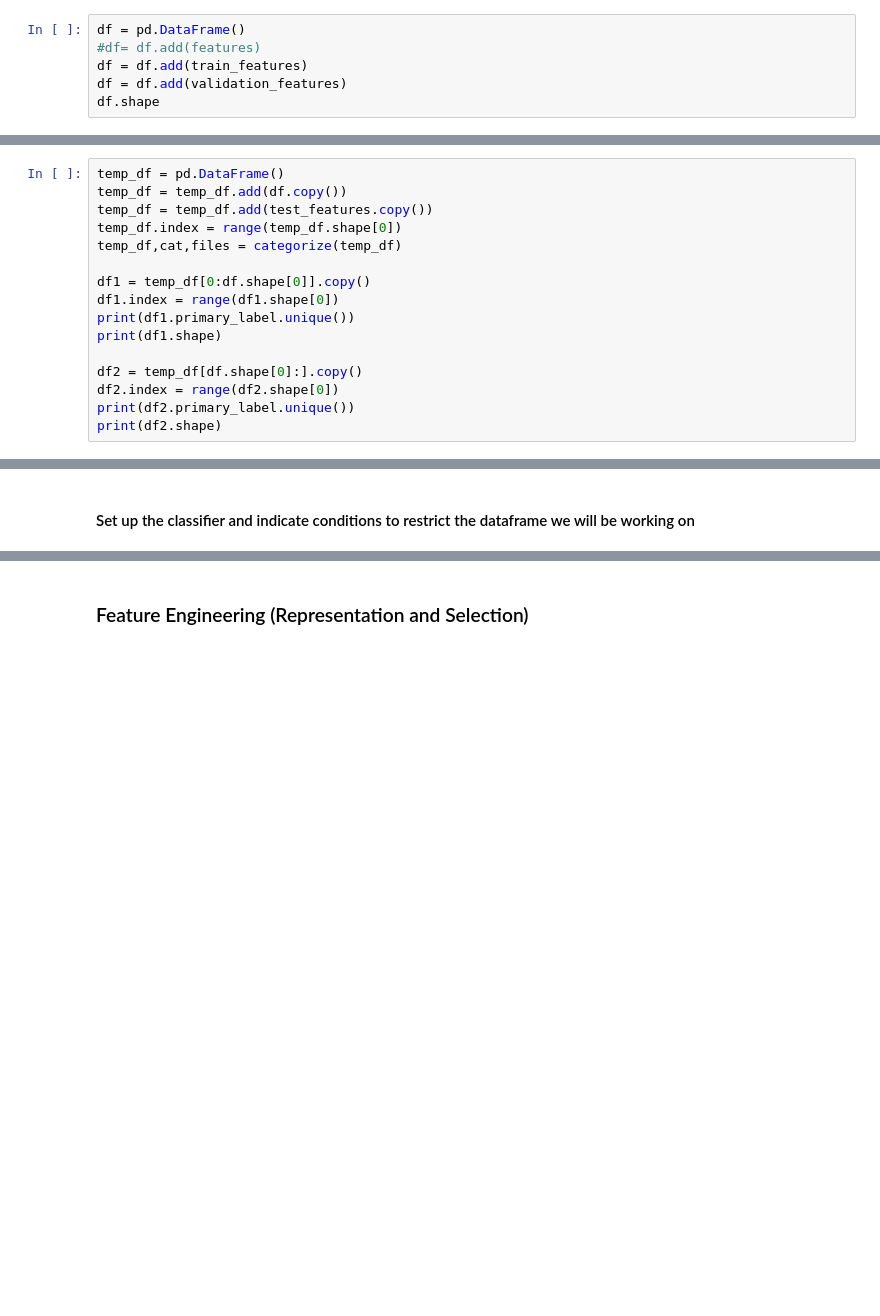
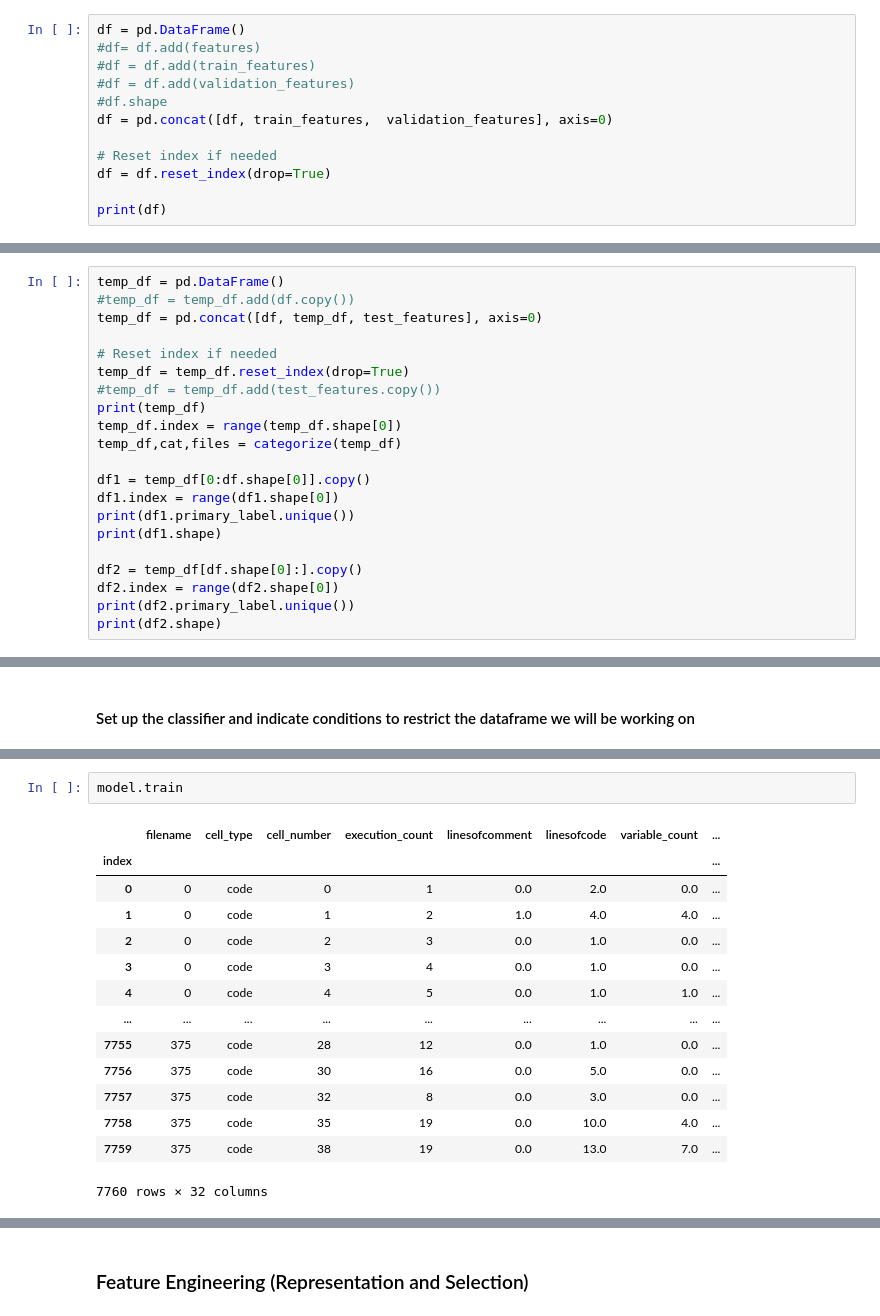
Before and after one commit to schind55/Experiment-Design, a Jupyter notebook: f_modelling_single_label_classification.ipynb, the cells around one changed output, grey strips where cells are left out. Saved outputs shown, nothing was run; the diff lists cells and outputs as text; blank space fills up the shorter version.

```diff
--- a/f_modelling_single_label_classification.ipynb
+++ b/f_modelling_single_label_classification.ipynb
@@ -115,6 +126,12 @@ labels = ['helper_functions','load_data',
 # %%
 df = pd.DataFrame()
 #df= df.add(features)
-df = df.add(train_features)
-df = df.add(validation_features)
-df.shape
+#df = df.add(train_features)
+#df = df.add(validation_features)
+#df.shape
+df = pd.concat([df, train_features,  validation_features], axis=0)
+
+# Reset index if needed
+df = df.reset_index(drop=True)
+
+print(df)
@@ -141,8 +195,13 @@ def categorize(df):
     return df,files,cat
 # %%
 temp_df = pd.DataFrame()
-temp_df = temp_df.add(df.copy())
-temp_df = temp_df.add(test_features.copy())
+#temp_df = temp_df.add(df.copy())
+temp_df = pd.concat([df, temp_df, test_features], axis=0)
+
+# Reset index if needed
+temp_df = temp_df.reset_index(drop=True)
+#temp_df = temp_df.add(test_features.copy())
+print(temp_df)
 temp_df.index = range(temp_df.shape[0])
 temp_df,cat,files = categorize(temp_df)
 
@@ -189,0 +286,17 @@ model.apply_conditions_to_dataframe(conditions) #a new dataframe #df_restricted
+# %%
+model.train
+# %% [output]
+|  | filename | cell_type | cell_number | execution_count | linesofcomment | linesofcode | variable_count | ... |
+| index |  |  |  |  |  |  |  | ... |
+| 0 | 0 | code | 0 | 1 | 0.0 | 2.0 | 0.0 | ... |
+| 1 | 0 | code | 1 | 2 | 1.0 | 4.0 | 4.0 | ... |
+| 2 | 0 | code | 2 | 3 | 0.0 | 1.0 | 0.0 | ... |
+| 3 | 0 | code | 3 | 4 | 0.0 | 1.0 | 0.0 | ... |
+| 4 | 0 | code | 4 | 5 | 0.0 | 1.0 | 1.0 | ... |
+| ... | ... | ... | ... | ... | ... | ... | ... | ... |
+| 7755 | 375 | code | 28 | 12 | 0.0 | 1.0 | 0.0 | ... |
+| 7756 | 375 | code | 30 | 16 | 0.0 | 5.0 | 0.0 | ... |
+| 7757 | 375 | code | 32 | 8 | 0.0 | 3.0 | 0.0 | ... |
+| 7758 | 375 | code | 35 | 19 | 0.0 | 10.0 | 4.0 | ... |
+| 7759 | 375 | code | 38 | 19 | 0.0 | 13.0 | 7.0 | ... |
+7760 rows × 32 columns
```
Also changed, not shown: parts of 32 cells of this notebook.
